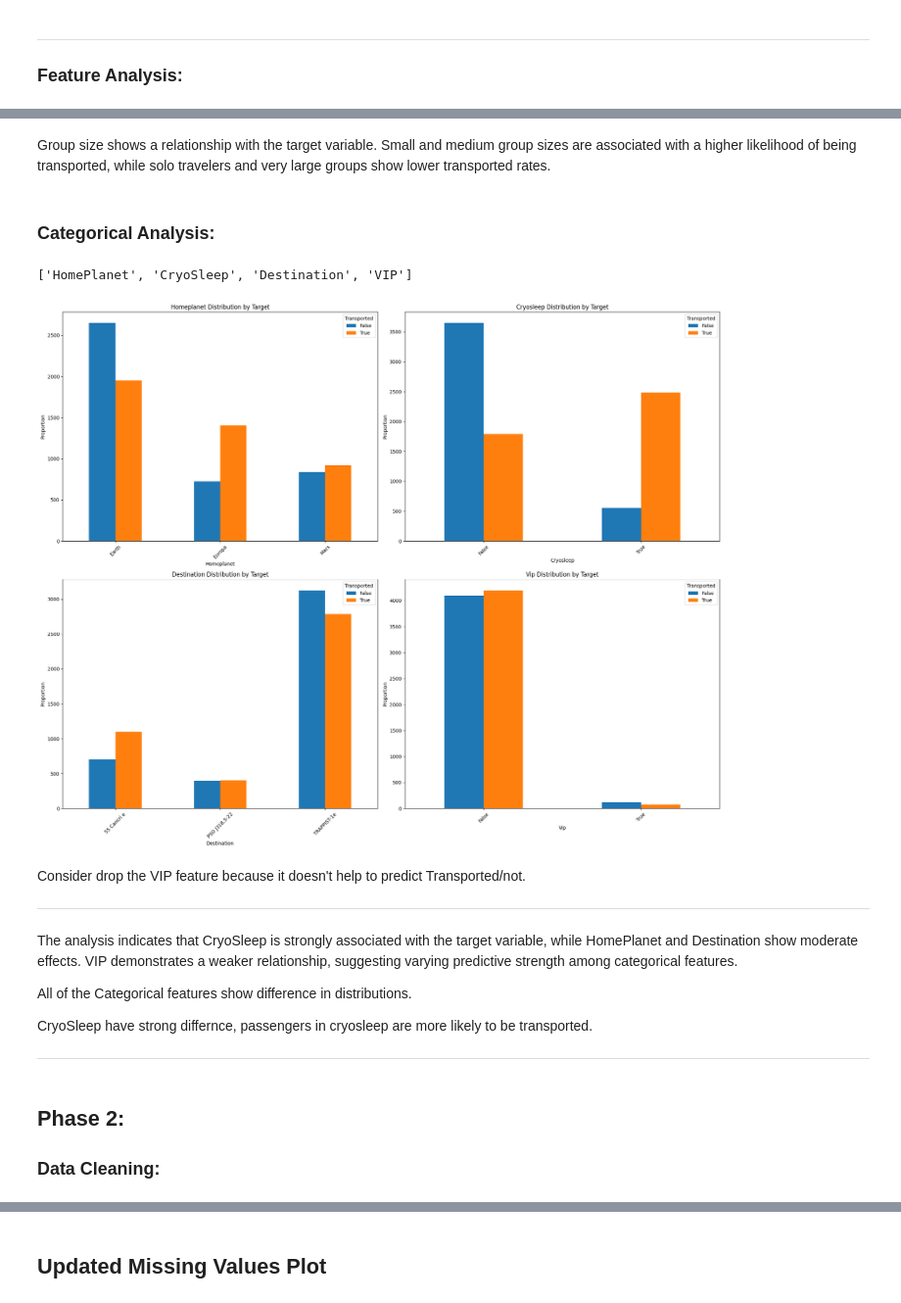
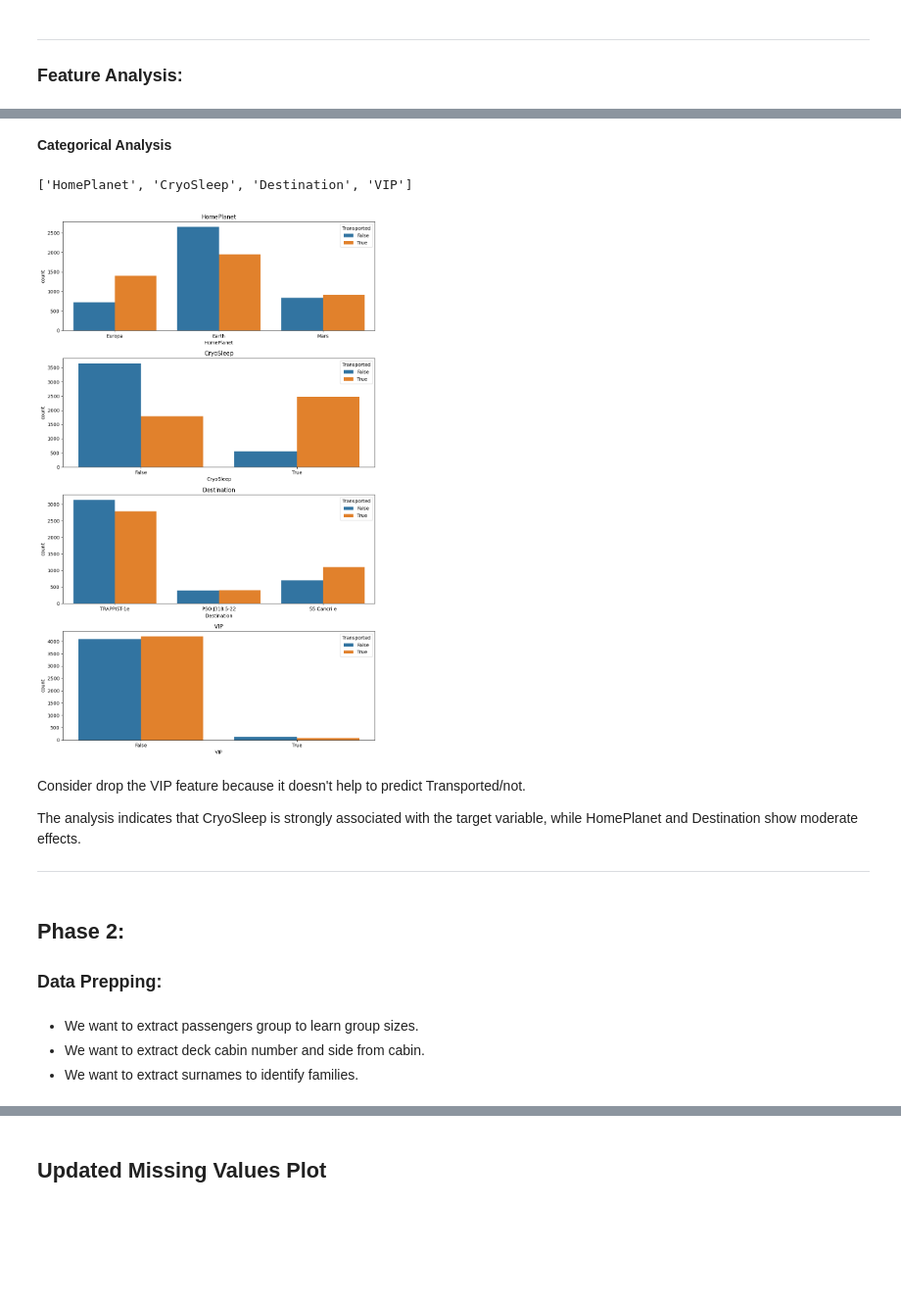
Before and after one commit to YarinArava/SpaceShipTitanic_FinalProject, a Jupyter notebook: Spaceship_Titanic_edited_2.ipynb, the cells around one changed output, grey strips where cells are left out. Shown at 98% size. Cells and saved outputs as stored; diff of their text form; code cells hidden in the pictures; blank space fills up the shorter version.

```diff
--- a/Spaceship_Titanic_edited_2.ipynb
+++ b/Spaceship_Titanic_edited_2.ipynb
@@ -147,18 +232,0 @@ The age distribution has a slight right skew, indicating a mostly young adult po
-# %%
-# Create boxplots for each continuous feature
-fig, axs = plt.subplots(len(continuous_cols), figsize=(8, 4 * len(continuous_cols)))
-for i, col in enumerate(continuous_cols):
-    sns.boxplot(
-    data=df,
-    x='Transported',
-    y=col,
-    hue='Transported',
-    legend=False,
-    ax=axs[i]
-    )
-    axs[i].set_title(f'{col.title()} vs Target', fontsize=16)
-    axs[i].set_xlabel('Transported', fontsize=14)
-    axs[i].set_ylabel(col.title(), fontsize=14)
-
-fig.tight_layout()
-plt.show()
@@ -199,45 +233,34 @@ plt.show()
-# %% [markdown]
-Group size shows a relationship with the target variable. Small and medium group sizes are associated with a higher likelihood of being transported, while solo travelers and very large groups show lower transported rates.
 # %% [markdown]
-### Categorical Analysis:
+**Categorical Analysis**
 # %%
-cat_features=[f for f in df.columns
-              if f not in continuous_cols + ["PassengerId","Name","Transported","GroupSize","PassengerGroup"]
-              and df[f].nunique()<50]
-
+cat_features = ['HomePlanet', 'CryoSleep', 'Destination', 'VIP']
 cat_features
 # %% [output]
 ['HomePlanet', 'CryoSleep', 'Destination', 'VIP']
 # %%
 target = 'Transported'
 
-# Create subplots for each categorical feature
-fig, axs = plt.subplots(2,2, figsize=(20, 16))
-
-# Loop through each categorical feature and plot the contingency table in a subplot
-for i, col in enumerate(cat_features):
-    contingency_table = pd.crosstab(df[col], df[target])
-    contingency_table.plot(kind='bar', stacked=False, ax=axs[i//2, i%2])
-    axs[i//2, i%2].set_title(f"{col.title()} Distribution by Target")
-    axs[i//2, i%2].set_xlabel(col.title())
-    axs[i//2, i%2].set_ylabel("Proportion")
-    axs[i//2, i%2].axhline(0.5, color='black', linestyle='--', linewidth=1)
-    axs[i//2, i%2].tick_params(axis='x', rotation=45)
-
-fig.tight_layout()
+# Plot categorical features
+fig=plt.figure(figsize=(10,16))
+for i, var_name in enumerate(cat_features):
+    ax=fig.add_subplot(4,1,i+1)
+    sns.countplot(data=df, x=var_name, axes=ax, hue='Transported')
+    ax.set_title(var_name)
+fig.tight_layout()  # Improves appearance a bit
 plt.show()
 # %% [output]
-[figure, old version]
+[figure, new version]
 # %% [markdown]
 Consider drop the VIP feature because it doesn't help to predict Transported/not.
-***
-The analysis indicates that CryoSleep is strongly associated with the target variable, while HomePlanet and Destination show moderate effects. VIP demonstrates a weaker relationship, suggesting varying predictive strength among categorical features.
 
-All of the Categorical features show difference in distributions.
+The analysis indicates that CryoSleep is strongly associated with the target variable, while HomePlanet and Destination show moderate effects.
 
-CryoSleep have strong differnce, passengers in cryosleep are more likely to be transported.
 
 ***
 # %% [markdown]
 ## Phase 2:
-### Data Cleaning:
+### Data Prepping:
+# %% [markdown]
+* We want to extract passengers group to learn group sizes.
+* We want to extract deck cabin number and side from cabin.
+* We want to extract surnames to identify families.
```
Also changed, not shown: parts of 43 cells of this notebook.
